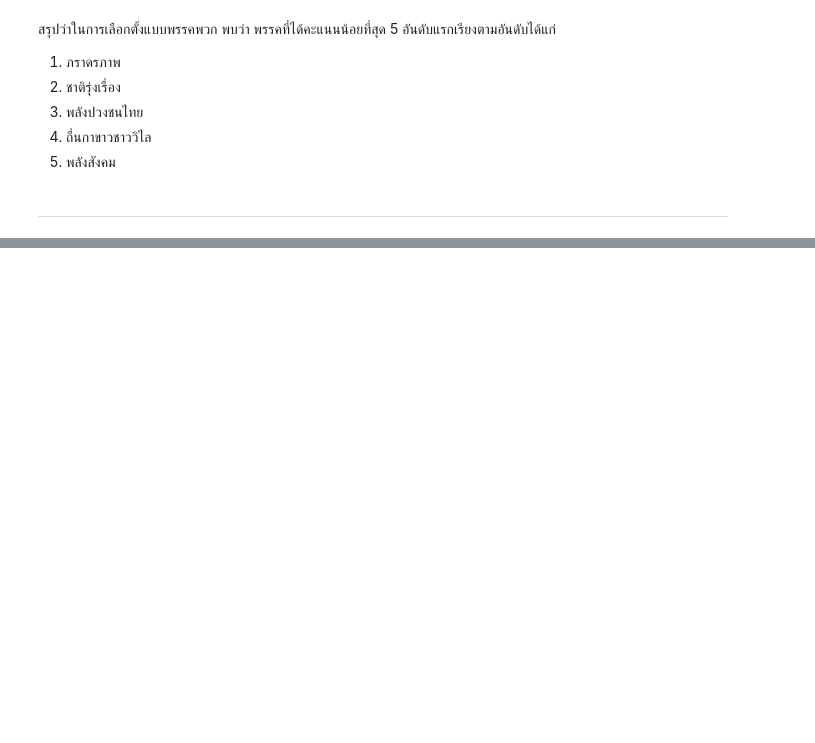
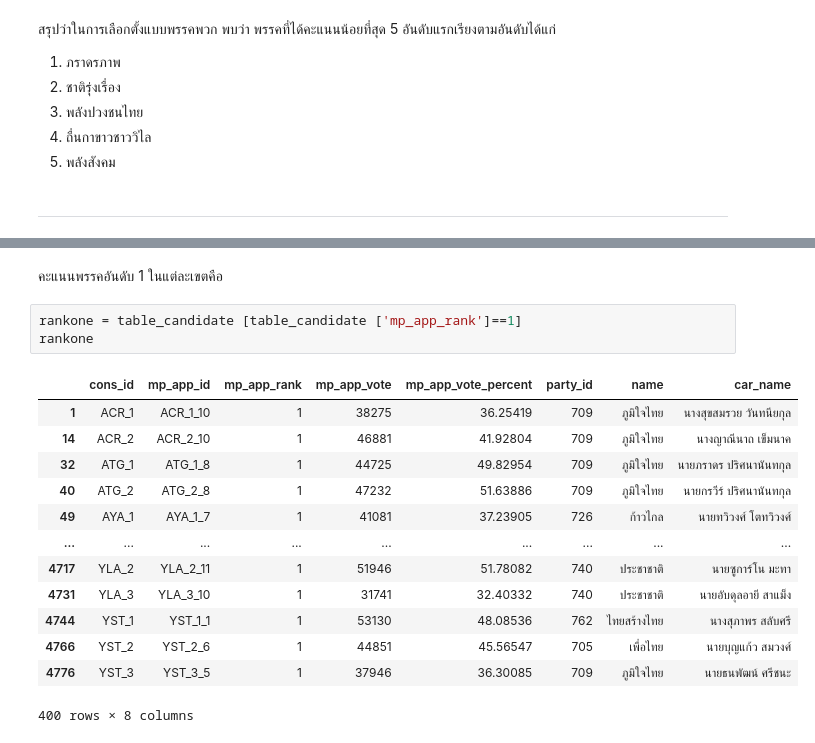
Before and after one commit to sitthatkaja/DPDM2023, a Jupyter notebook: midterm_dpdm2023.ipynb, the cells around one changed output, grey strips where cells are left out. Cells and saved outputs as stored; diff of their text form; blank space fills up the shorter version.

```diff
--- a/midterm_dpdm2023.ipynb
+++ b/midterm_dpdm2023.ipynb
@@ -534,0 +565,19 @@ dfpar2.head(5)
+# %% [markdown]
+คะแนนพรรคอันดับ 1 ในแต่ละเขตคือ
+# %%
+rankone = table_candidate [table_candidate ['mp_app_rank']==1]
+rankone
+# %% [output]
+|  | cons_id | mp_app_id | mp_app_rank | mp_app_vote | mp_app_vote_percent | party_id | name | car_name |
+| 1 | ACR_1 | ACR_1_10 | 1 | 38275 | 36.25419 | 709 | ภูมิใจไทย | นางสุขสมรวย วันทนียกุล |
+| 14 | ACR_2 | ACR_2_10 | 1 | 46881 | 41.92804 | 709 | ภูมิใจไทย | นางญาณีนาถ เข็มนาค |
+| 32 | ATG_1 | ATG_1_8 | 1 | 44725 | 49.82954 | 709 | ภูมิใจไทย | นายภราดร ปริศนานันทกุล |
+| 40 | ATG_2 | ATG_2_8 | 1 | 47232 | 51.63886 | 709 | ภูมิใจไทย | นายกรวีร์ ปริศนานันทกุล |
+| 49 | AYA_1 | AYA_1_7 | 1 | 41081 | 37.23905 | 726 | ก้าวไกล | นายทวิวงศ์ โตทวิวงศ์ |
+| ... | ... | ... | ... | ... | ... | ... | ... | ... |
+| 4717 | YLA_2 | YLA_2_11 | 1 | 51946 | 51.78082 | 740 | ประชาชาติ | นายซูการ์โน มะทา |
+| 4731 | YLA_3 | YLA_3_10 | 1 | 31741 | 32.40332 | 740 | ประชาชาติ | นายอับดุลอายี สาแม็ง |
+| 4744 | YST_1 | YST_1_1 | 1 | 53130 | 48.08536 | 762 | ไทยสร้างไทย | นางสุภาพร สลับศรี |
+| 4766 | YST_2 | YST_2_6 | 1 | 44851 | 45.56547 | 705 | เพื่อไทย | นายบุญแก้ว สมวงศ์ |
+| 4776 | YST_3 | YST_3_5 | 1 | 37946 | 36.30085 | 709 | ภูมิใจไทย | นายธนพัฒน์ ศรีชนะ |
+400 rows × 8 columns
```
Also changed, not shown: parts of 6 cells of this notebook.
